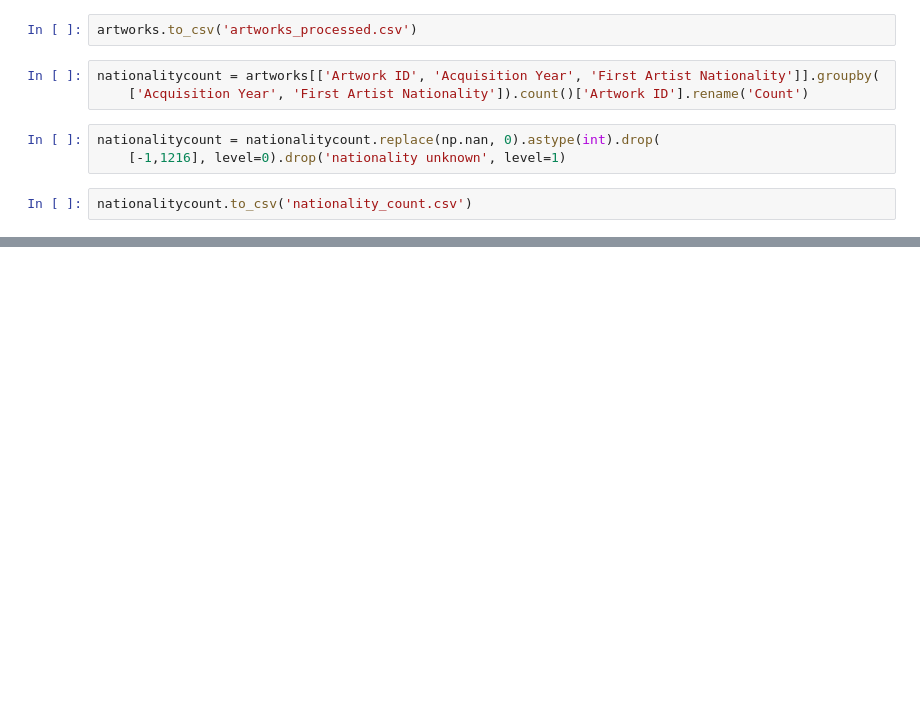
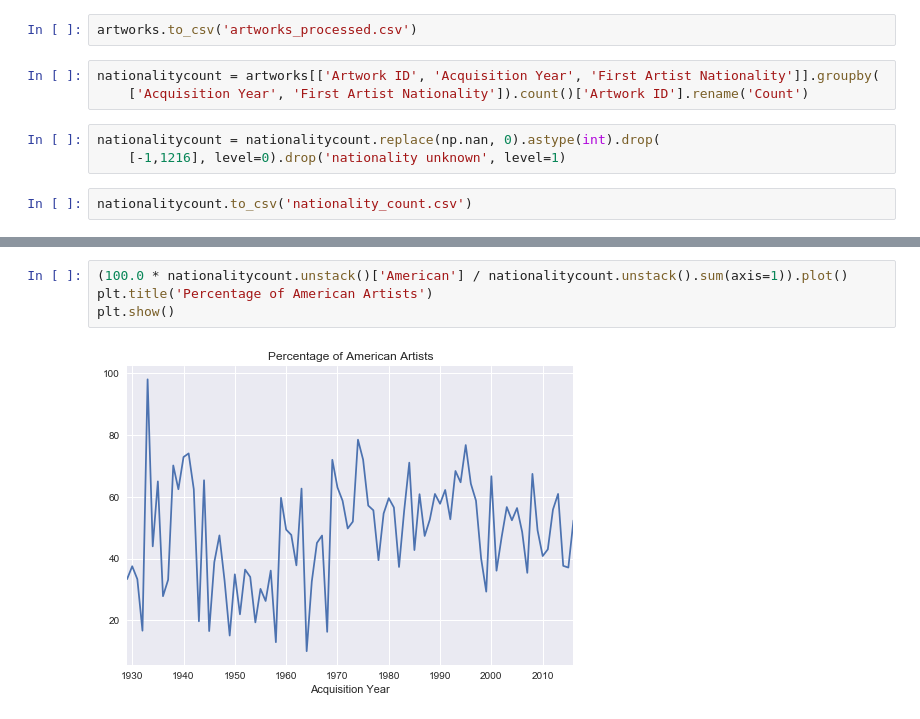
Before and after one commit to chloechsu/moma, a Jupyter notebook: Artist Nationality Heatmap Preprocessing.ipynb, the cells around one changed output, grey strips where cells are left out. Cells and saved outputs as stored; diff of their text form; blank space fills up the shorter version.

```diff
--- a/Artist Nationality Heatmap Preprocessing.ipynb
+++ b/Artist Nationality Heatmap Preprocessing.ipynb
@@ -77,0 +84,6 @@ nationalitycount.to_csv('nationality_count.csv')
+# %%
+(100.0 * nationalitycount.unstack()['American'] / nationalitycount.unstack().sum(axis=1)).plot()
+plt.title('Percentage of American Artists')
+plt.show()
+# %% [output]
+[figure, added]
```
Also changed, not shown: parts of 1 cell of this notebook.
